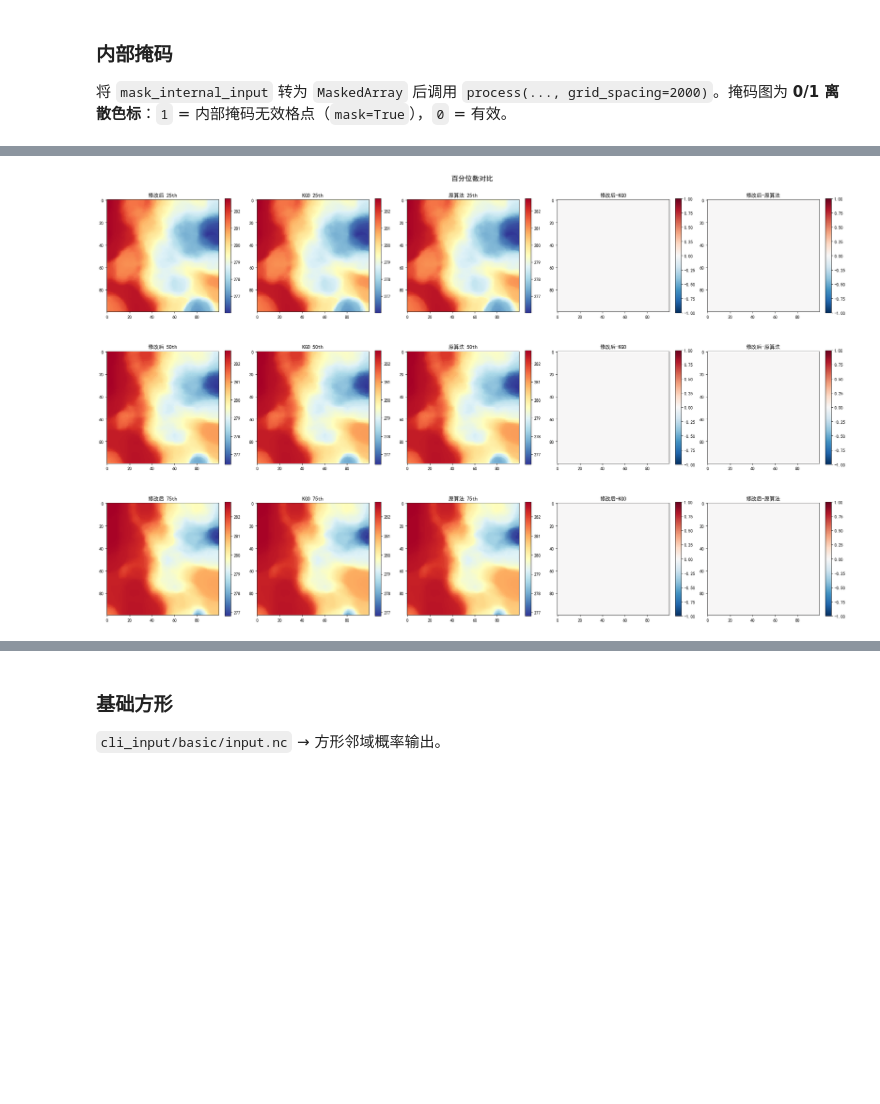
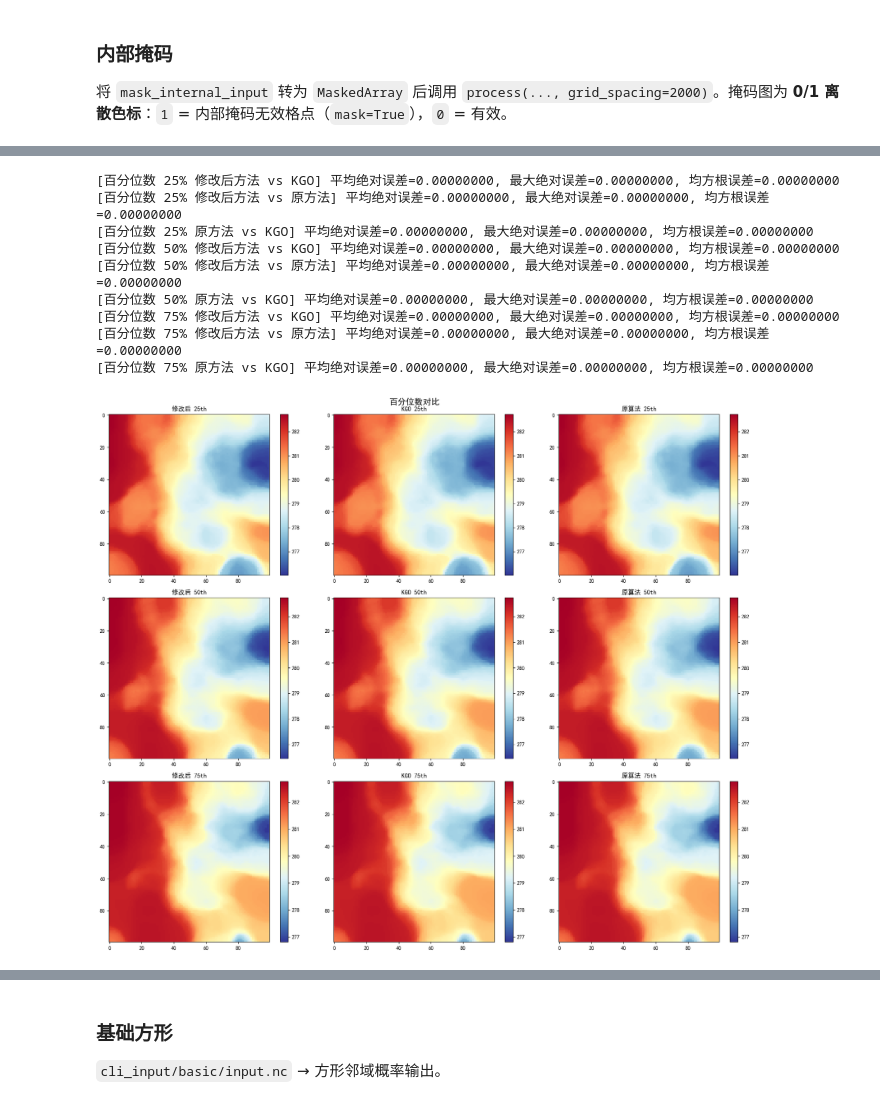
Before and after one commit to guoyunqian/NIMM_pip_repos, a Jupyter notebook: 00temp/neighbourhood_probability_processing/nbs/nbhood.ipynb, the cells around one changed output, grey strips where cells are left out. Saved outputs shown, nothing was run; the diff lists cells and outputs as text; code cells hidden in the pictures; blank space fills up the shorter version.

```diff
--- a/00temp/neighbourhood_probability_processing/nbs/nbhood.ipynb
+++ b/00temp/neighbourhood_probability_processing/nbs/nbhood.ipynb
@@ -539,11 +587,11 @@ plot_mask(
     np.ma.masked_where(~external_participate, to_plot_2d(mask_modified_external, 0)),
     np.ma.masked_where(
         ~external_participate,
-        to_plot_2d(load_primary_dataarray(mask_dir / "kgo_external_masked.nc", PROB_VAR), 0),
+        to_plot_2d(iris.load_cube(str(mask_dir / "kgo_external_masked.nc")), 0),
     ),
     np.ma.masked_where(
         ~external_participate,
-        to_plot_2d(load_primary_dataarray(mask_dir / "original_external_masked.nc", PROB_VAR), 0),
+        to_plot_2d(iris.load_cube(str(mask_dir / "original_external_masked.nc")), 0),
     ),
     cover_label="外部掩码 (1=有效)",
 )
@@ -573,21 +657,11 @@ plot_mask(
     np.ma.masked_where(internal_missing, modified_slice),
     np.ma.masked_where(
         internal_missing,
-        masked_values(
-            to_plot_2d(
-                load_primary_dataarray(mask_dir / "kgo_masked.nc", PROB_VAR, mask_and_scale=False),
-                0,
-            )
-        ),
+        to_plot_2d(iris.load_cube(str(mask_dir / "kgo_masked.nc")), 0),
     ),
     np.ma.masked_where(
         internal_missing,
-        masked_values(
-            to_plot_2d(
-                load_primary_dataarray(mask_dir / "original_masked.nc", PROB_VAR, mask_and_scale=False),
-                0,
-            )
-        ),
+        to_plot_2d(iris.load_cube(str(mask_dir / "original_masked.nc")), 0),
     ),
     cover_label="内部掩码 (0=有效)",
 )
@@ -600,38 +681,39 @@ plot_mask(
 # %%
 pct_dir = DATA_DIR / "percentile"
 
 pct_modified = GeneratePercentilesFromANeighbourhood(
     RADIUS_METRES,
     percentiles=PERCENTILES,
 ).process(pct_input)
-pct_kgo = load_primary_dataarray(pct_dir / "kgo_circular_percentile.nc", TEMP_VAR)
-pct_original = load_primary_dataarray(pct_dir / "original_circular_percentile.nc", TEMP_VAR)
+pct_kgo = iris.load_cube(str(pct_dir / "kgo_circular_percentile.nc"))
+pct_original = iris.load_cube(str(pct_dir / "original_circular_percentile.nc"))
 
-fig, axes = plt.subplots(len(PERCENTILES), 5, figsize=(24, 5 * len(PERCENTILES)), squeeze=False)
+fig, axes = plt.subplots(len(PERCENTILES), 3, figsize=(18, 5 * len(PERCENTILES)), squeeze=False)
 for row, pct in enumerate(PERCENTILES):
     m = to_percentile_2d(pct_modified, pct, prefer_realization_index=0)
     k = to_percentile_2d(pct_kgo, pct, prefer_realization_index=0)
     o = to_percentile_2d(pct_original, pct, prefer_realization_index=0)
+    print_triplet_diffs(m, k, o, f"百分位数 {pct:.0f}%")
     vmin, vmax = common_limits(m, k, o)
-    diff_mk, diff_mo = m - k, m - o
-    norm = diff_norm(diff_mk, diff_mo)
     for ax, data, name in [
         (axes[row, 0], m, f"修改后 {pct:.0f}th"),
         (axes[row, 1], k, f"KGO {pct:.0f}th"),
         (axes[row, 2], o, f"原算法 {pct:.0f}th"),
     ]:
         im = ax.imshow(data, cmap="RdYlBu_r", vmin=vmin, vmax=vmax, interpolation="nearest")
         ax.set_title(name)
         plt.colorbar(im, ax=ax, fraction=0.046)
-    for ax, data, name in [
-        (axes[row, 3], diff_mk, "修改后-KGO"),
-        (axes[row, 4], diff_mo, "修改后-原算法"),
-    ]:
-        im = ax.imshow(data, cmap="RdBu_r", norm=norm, interpolation="nearest")
-        ax.set_title(name)
-        plt.colorbar(im, ax=ax, fraction=0.046)
 fig.suptitle("百分位数对比", fontsize=16)
 fig.tight_layout()
 plt.show()
 # %% [output]
+[百分位数 25% 修改后方法 vs KGO] 平均绝对误差=0.00000000, 最大绝对误差=0.00000000, 均方根误差=0.00000000
+[百分位数 25% 修改后方法 vs 原方法] 平均绝对误差=0.00000000, 最大绝对误差=0.00000000, 均方根误差=0.00000000
+[百分位数 25% 原方法 vs KGO] 平均绝对误差=0.00000000, 最大绝对误差=0.00000000, 均方根误差=0.00000000
+[百分位数 50% 修改后方法 vs KGO] 平均绝对误差=0.00000000, 最大绝对误差=0.00000000, 均方根误差=0.00000000
+[百分位数 50% 修改后方法 vs 原方法] 平均绝对误差=0.00000000, 最大绝对误差=0.00000000, 均方根误差=0.00000000
+[百分位数 50% 原方法 vs KGO] 平均绝对误差=0.00000000, 最大绝对误差=0.00000000, 均方根误差=0.00000000
+[百分位数 75% 修改后方法 vs KGO] 平均绝对误差=0.00000000, 最大绝对误差=0.00000000, 均方根误差=0.00000000
+[百分位数 75% 修改后方法 vs 原方法] 平均绝对误差=0.00000000, 最大绝对误差=0.00000000, 均方根误差=0.00000000
+[百分位数 75% 原方法 vs KGO] 平均绝对误差=0.00000000, 最大绝对误差=0.00000000, 均方根误差=0.00000000
-[figure, old version]
+[figure, new version]
```
Also changed, not shown: parts of 26 cells of this notebook, 28 other files.
